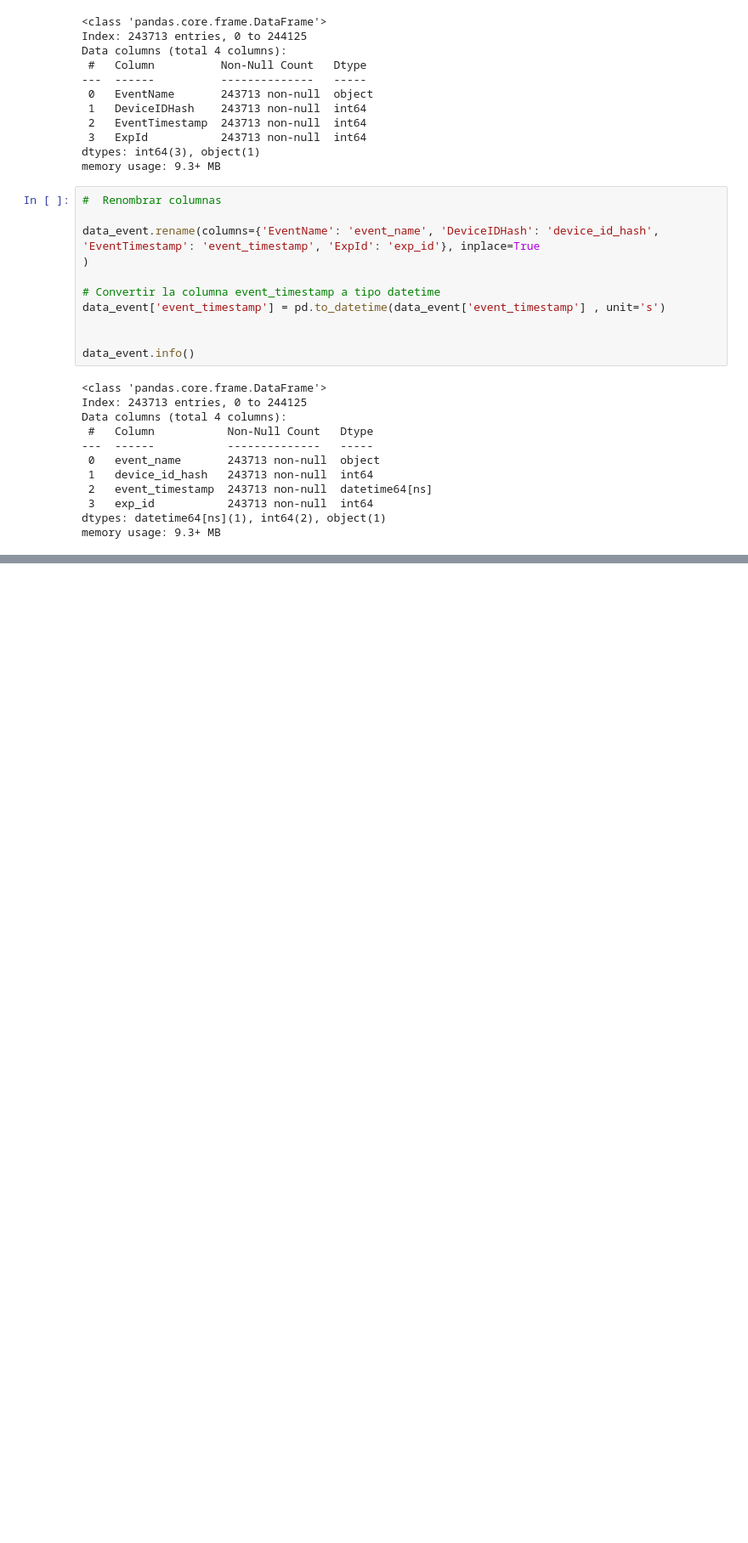
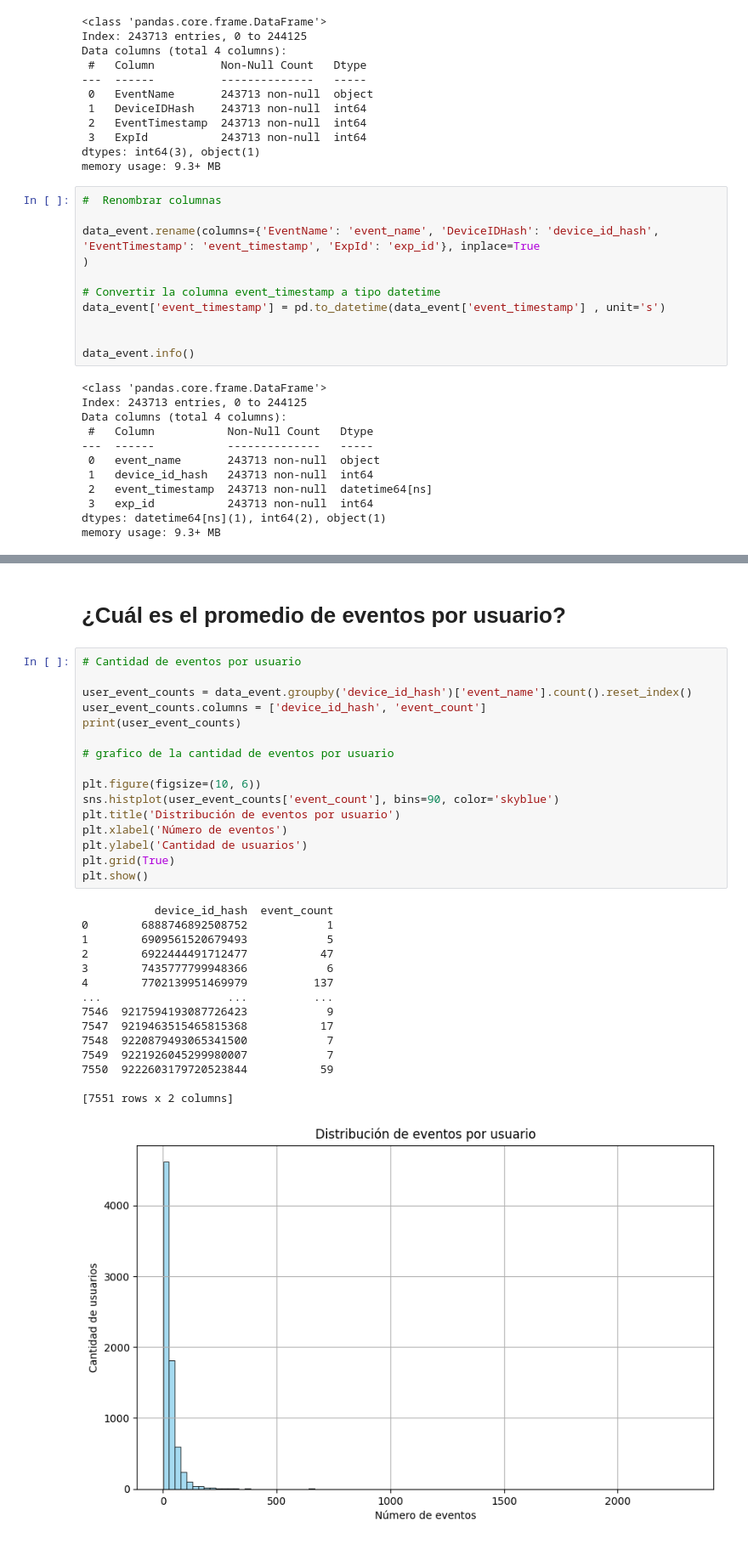
Before and after one commit to DavidRC-Ing/Project-Decisions-A-A-B, a Jupyter notebook: Project_Decisons_AAb_test.ipynb, the cells around one changed output, grey strips where cells are left out. Shown at 85% size. Drawn from its saved outputs; the diff is of its cells as text; blank space fills up the shorter version.

```diff
--- a/Project_Decisons_AAb_test.ipynb
+++ b/Project_Decisons_AAb_test.ipynb
@@ -111,0 +176,34 @@ print(data_event.sample(n=5))
+# %% [markdown]
+# ¿Cuál es el promedio de eventos por usuario?
+# %%
+# Cantidad de eventos por usuario
+
+user_event_counts = data_event.groupby('device_id_hash')['event_name'].count().reset_index()
+user_event_counts.columns = ['device_id_hash', 'event_count']
+print(user_event_counts)
+
+# grafico de la cantidad de eventos por usuario
+
+plt.figure(figsize=(10, 6))
+sns.histplot(user_event_counts['event_count'], bins=90, color='skyblue')
+plt.title('Distribución de eventos por usuario')
+plt.xlabel('Número de eventos')
+plt.ylabel('Cantidad de usuarios')
+plt.grid(True)
+plt.show()
+# %% [output]
+           device_id_hash  event_count
+0        6888746892508752            1
+1        6909561520679493            5
+2        6922444491712477           47
+3        7435777799948366            6
+4        7702139951469979          137
+...                   ...          ...
+7546  9217594193087726423            9
+7547  9219463515465815368           17
+7548  9220879493065341500            7
+7549  9221926045299980007            7
+7550  9222603179720523844           59
+
+[7551 rows x 2 columns]
+[figure, added]
```
Also changed, not shown: parts of 11 cells of this notebook.
